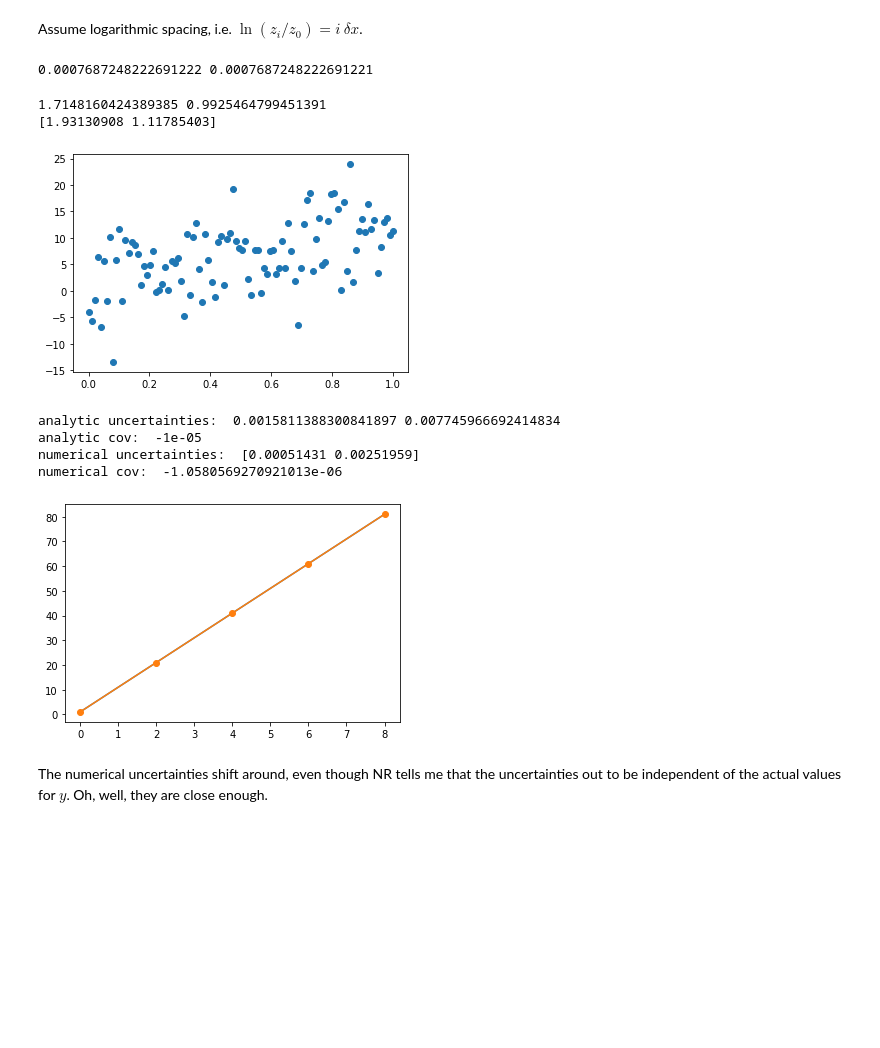
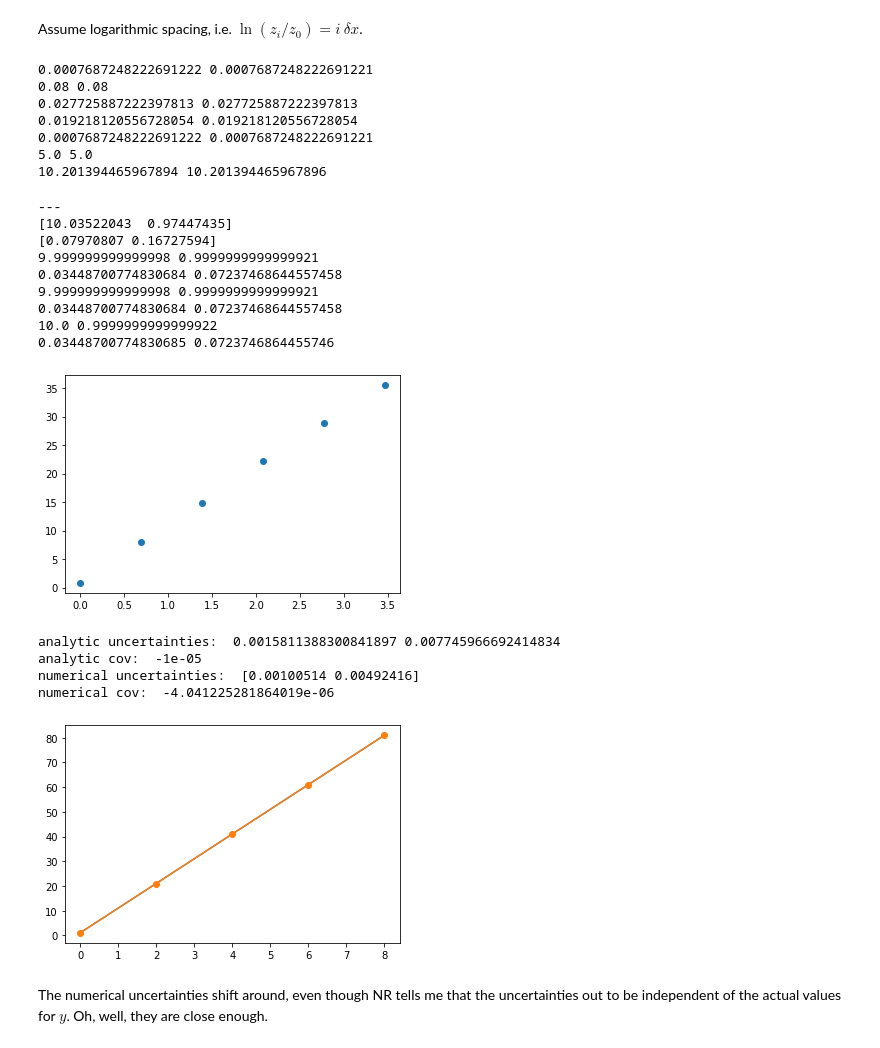
Before and after one commit to BoiseStatePlanetary/Optimizing-Number-and-Placement-of-Anemometers, a Jupyter notebook: figures and data/Uncertainties on Roughness and Shear Velocity.ipynb, the cells around one changed output. Drawn from its saved outputs; the diff is of its cells as text; code cells hidden in the pictures; blank space fills up the shorter version.

```diff
--- a/figures and data/Uncertainties on Roughness and Shear Velocity.ipynb
+++ b/figures and data/Uncertainties on Roughness and Shear Velocity.ipynb
@@ -113,6 +113,24 @@ def calc_analytic_Sxx(delta_x, sigma, N):
 def calc_analytic_Delta(delta_x, sigma, N):
     return delta_x**2/sigma**4/12*N**2*(N**2 - 1)
 
+def calc_analytic_intercept(delta_x, sigma, N, x, y):
+    Sxx = calc_analytic_Sxx(delta_x, sigma[0], N)
+    Sy = calc_Sy(y, sigma)
+    Sx = calc_analytic_Sx(delta_x, sigma[0], N)
+    Sxy = calc_Sxy(x, y, sigma)
+    Delta = calc_analytic_Delta(delta_x, sigma[0], N)
+
+    return (Sxx*Sy - Sx*Sxy)/Delta
+
+def calc_analytic_slope(delta_x, sigma, N, x, y):
+    S = calc_analytic_S(sigma[0], N)
+    Sxy = calc_Sxy(x, y, sigma)
+    Sx = calc_analytic_Sx(delta_x, sigma[0], N)
+    Sy = calc_Sy(y, sigma)
+    Delta = calc_analytic_Delta(delta_x, sigma[0], N)
+
+    return (S*Sxy - Sx*Sy)/Delta
+
 def calc_analytic_sigma_intercept(sigma, N):
     return np.sqrt(2.*sigma**2*(2*N - 1)/N/(N + 1))
 
@@ -123,35 +141,62 @@ delta_x = np.log(2)
 x = np.arange(0, 2)*delta_x
 sigma = 5.*np.ones_like(x)
 N = len(x)
-
-# print(calc_analytic_Delta(delta_x, sigma[0], len(sigma)), calc_Delta(x, sigma))
-# print(calc_analytic_S(sigma[0], N), calc_S(sigma))
-# print(calc_analytic_Sx(delta_x, sigma[0], N), calc_Sx(x, sigma))
-# print(calc_analytic_Sxx(delta_x, sigma[0], len(sigma)), calc_Sxx(x, sigma))
-print(calc_analytic_Delta(delta_x, sigma[0], len(sigma)), calc_Delta(x, sigma))
-# print(calc_analytic_sigma_intercept(sigma[0], len(sigma)), sigma_intercept(x, sigma))
-# print(calc_analytic_sigma_slope(delta_x, sigma[0], len(sigma)), sigma_slope(x, sigma))
 # %% [output]
 0.0007687248222691222 0.0007687248222691221
+0.08 0.08
+0.027725887222397813 0.027725887222397813
+0.019218120556728054 0.019218120556728054
+0.0007687248222691222 0.0007687248222691221
+5.0 5.0
+10.201394465967894 10.201394465967896
 # %%
-x = np.linspace(0, 1, 100)
+N = 6
+b = 2.
+z = b**np.linspace(0, 5, N)
+x = np.log(z/np.min(z))
+delta_x = np.min(z)*np.log(b)
 slope = 10.
 intercept = 1.
-sigma = 5.*np.ones_like(x)
+sigma = 0.1*np.ones_like(x)
 y = slope*x + intercept
 noisy_y = y + normal(scale=sigma[0], size=len(x))
 
 plt.scatter(x, noisy_y)
 popt, pcov = np.polyfit(x, noisy_y, 1, w=1/sigma, cov=True)
 unc = np.sqrt(np.diag(pcov))
-# print(popt)
 
+# print(calc_analytic_Delta(delta_x, sigma[0], len(sigma)), calc_Delta(x, sigma))
+# print(calc_analytic_S(sigma[0], N), calc_S(sigma))
+# print(calc_analytic_Sx(delta_x, sigma[0], N), calc_Sx(x, sigma))
+# print(calc_analytic_Sxx(delta_x, sigma[0], len(sigma)), calc_Sxx(x, sigma))
+# print(calc_Sy(noisy_y, sigma), calc_Syy(noisy_y, sigma), calc_Sxy(x, noisy_y, sigma))
+# print(calc_analytic_Delta(delta_x, sigma[0], len(sigma)), calc_Delta(x, sigma))
+# print(calc_analytic_sigma_intercept(sigma[0], len(sigma)), sigma_intercept(x, sigma))
+# print(calc_analytic_sigma_slope(delta_x, sigma[0], len(sigma)), sigma_slope(x, sigma))
+
+# print(calc_Sxx(x, sigma), calc_analytic_Sxx(delta_x, sigma[0], N))#, calc_Sx(y, sigma), calc_Sx(x, sigma), calc_Sxy(x, y, sigma))
+
+print("---")
+
+print(popt)
+print(unc)
+print(calc_slope(x, y, sigma), calc_intercept(x, y, sigma))
 print(sigma_slope(x, sigma), sigma_intercept(x, sigma))
-print(unc)
+print(calc_slope(x, y, sigma), calc_intercept(x, y, sigma))
+print(sigma_slope(x, sigma), sigma_intercept(x, sigma))
+print(calc_analytic_slope(delta_x, sigma, N, x, y), calc_analytic_intercept(delta_x, sigma, N, x, y))
+print(calc_analytic_sigma_slope(delta_x, sigma[0], N), calc_analytic_sigma_intercept(sigma[0], N))
 # %% [output]
-1.7148160424389385 0.9925464799451391
-[1.93130908 1.11785403]
+---
+[10.03522043  0.97447435]
+[0.07970807 0.16727594]
+9.999999999999998 0.9999999999999921
+0.03448700774830684 0.07237468644557458
+9.999999999999998 0.9999999999999921
+0.03448700774830684 0.07237468644557458
+10.0 0.9999999999999922
+0.03448700774830685 0.0723746864455746
-[figure, old version]
+[figure, new version]
 # %%
 def lin_fit(x, m, b):
     return m*x + b
@@ -186,8 +231,8 @@ print("numerical cov: ", pcov[0,1])
 # %% [output]
 analytic uncertainties:  0.0015811388300841897 0.007745966692414834
 analytic cov:  -1e-05
-numerical uncertainties:  [0.00051431 0.00251959]
-numerical cov:  -1.0580569270921013e-06
+numerical uncertainties:  [0.00100514 0.00492416]
+numerical cov:  -4.041225281864019e-06
 [figure]
 # %% [markdown]
 The numerical uncertainties shift around, even though NR tells me that the uncertainties out to be independent of the actual values for $y$. Oh, well, they are close enough.
```
Also changed, not shown: parts of 4 cells of this notebook, 1 other file.
